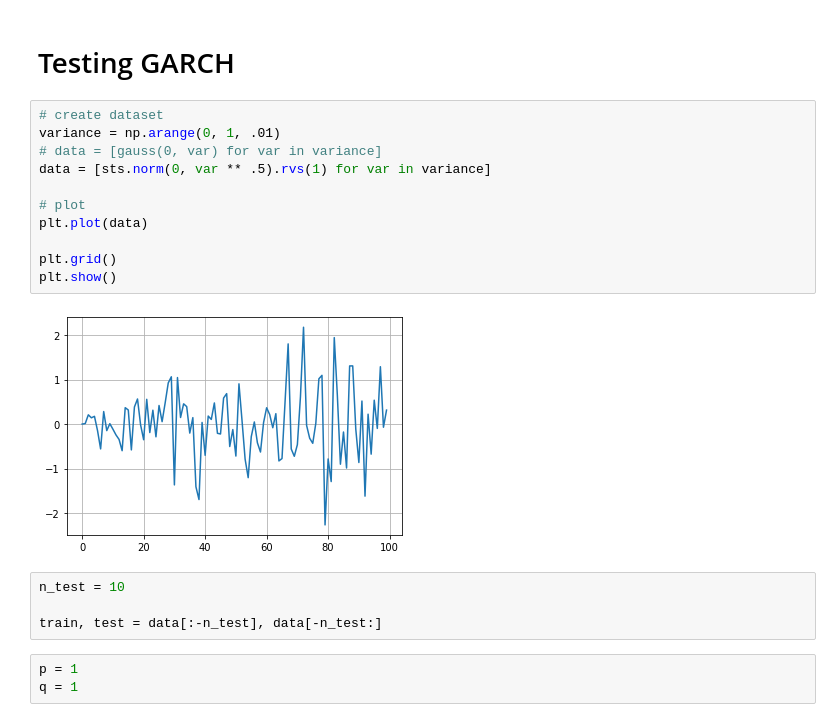
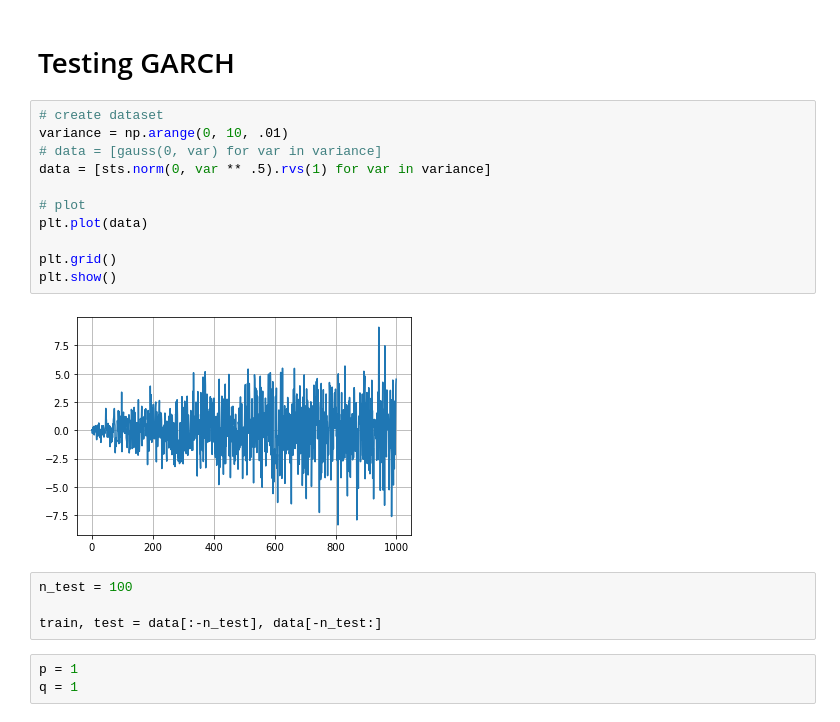
Before and after one commit to Northern125/fuzzy-volatility-modeling, a Jupyter notebook: analysis.ipynb, the cells around one changed output. Cells and saved outputs as stored; diff of their text form.

```diff
--- a/analysis.ipynb
+++ b/analysis.ipynb
@@ -9,19 +9,19 @@ import scipy.stats as sts
 # Testing GARCH
 # %%
 # create dataset
-variance = np.arange(0, 1, .01)
+variance = np.arange(0, 10, .01)
 # data = [gauss(0, var) for var in variance]
 data = [sts.norm(0, var ** .5).rvs(1) for var in variance]
 
 # plot
 plt.plot(data)
 
 plt.grid()
 plt.show()
 # %% [output]
-[figure, old version]
+[figure, new version]
 # %%
-n_test = 10
+n_test = 100
 
 train, test = data[:-n_test], data[-n_test:]
 # %%
```
Also changed, not shown: parts of 7 cells of this notebook, 8 other files.
